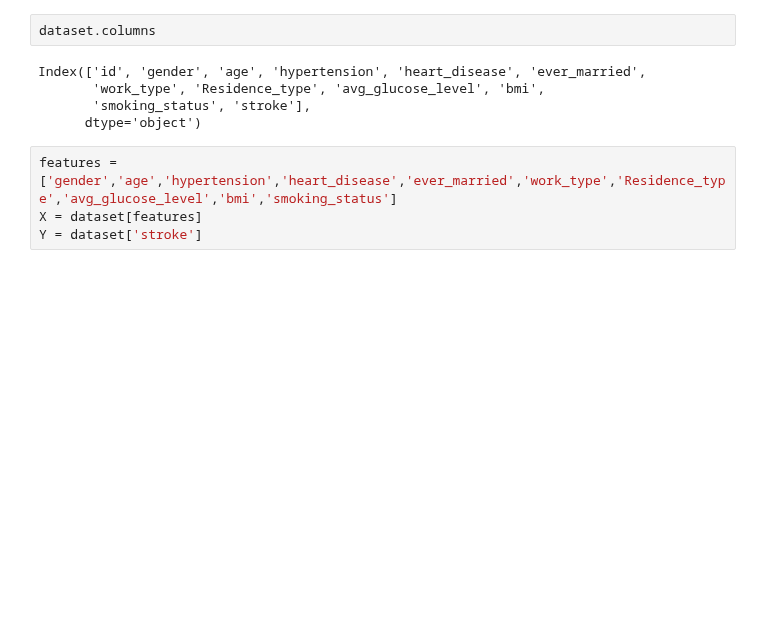
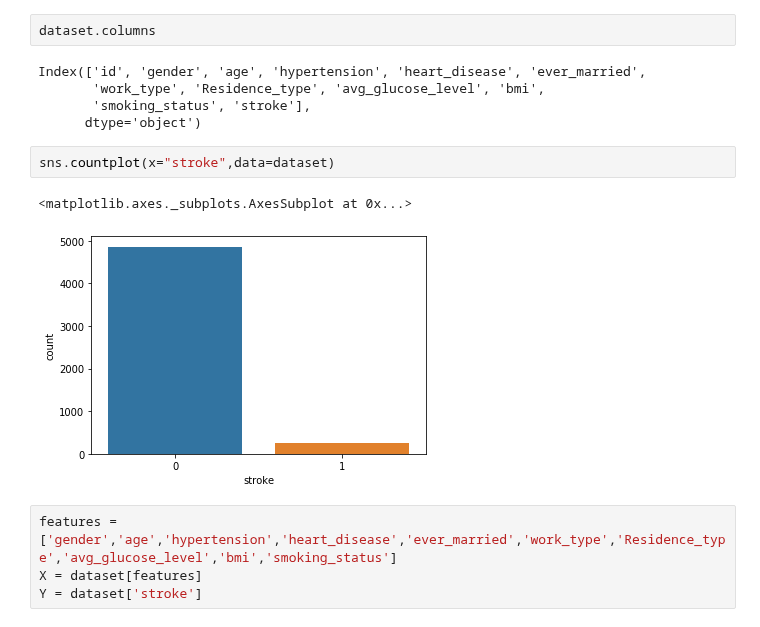
Before and after one commit to vatsalchheda/StrokePrediction, a Jupyter notebook: Stroke.ipynb, the cells around one changed output. Drawn from its saved outputs; the diff is of its cells as text; blank space fills up the shorter version.

Commit message:
Visualization added

```diff
--- a/Stroke.ipynb
+++ b/Stroke.ipynb
@@ -39,6 +39,11 @@ Index(['id', 'gender', 'age', 'hypertension', 'heart_disease', 'ever_married',
        'work_type', 'Residence_type', 'avg_glucose_level', 'bmi',
        'smoking_status', 'stroke'],
       dtype='object')
+# %%
+sns.countplot(x="stroke",data=dataset)
+# %% [output]
+<matplotlib.axes._subplots.AxesSubplot at 0x...>
+[figure, added]
 # %%
 features =['gender','age','hypertension','heart_disease','ever_married','work_type','Residence_type','avg_glucose_level','bmi','smoking_status']
 X = dataset[features]
```
